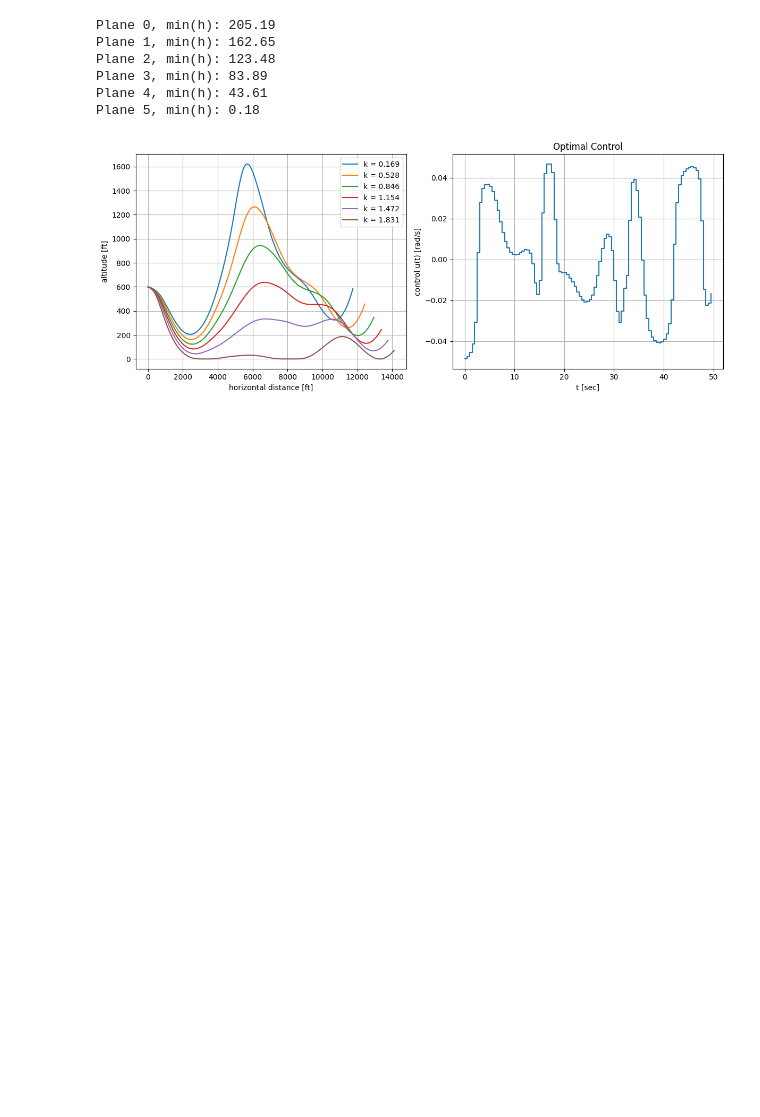
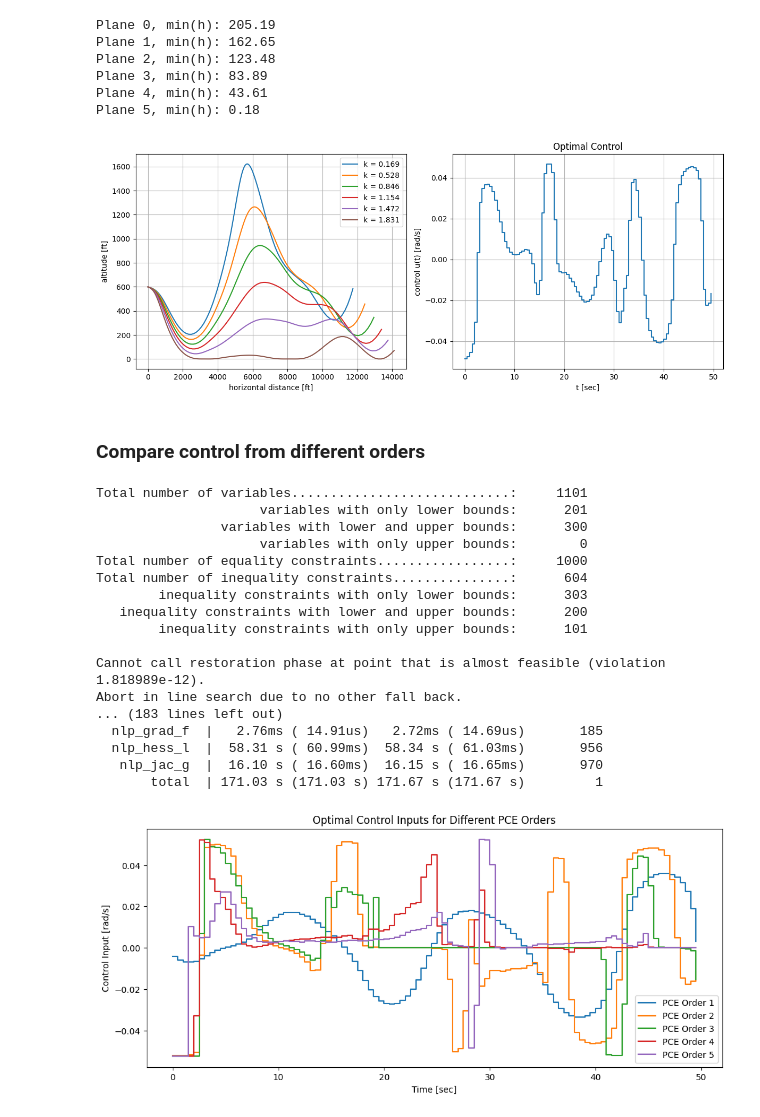
Before and after one commit to dmw1998/Case_Study_Log, a Jupyter notebook: trans_opti_to_nlp.ipynb, the cells around one changed output. Cells and saved outputs as stored; diff of their text form; code cells hidden in the pictures; blank space fills up the shorter version.

Commit message:
add compare

```diff
--- a/trans_opti_to_nlp.ipynb
+++ b/trans_opti_to_nlp.ipynb
@@ -403,3 +403,51 @@ Plane 3, min(h): 83.89
 Plane 4, min(h): 43.61
 Plane 5, min(h): 0.18
 [figure]
+# %% [markdown]
+### Compare control from different orders
+# %%
+plt.figure(figsize=(12, 5))
+nodes1, weights1, Psi_mat1, weights_dm1 = generate_pce_basis_and_quadrature(pce_order=1, k_mean=0.5, k_std=0.1)
+res_pce1 = solve_ocp_multi_plane_min_h_pceaware(nodes1.tolist(), Psi_mat1, lambda1=1.0, lambda2=1.0)
+plt.step([params.tf / params.nu * k for k in range(params.nu)], res_pce1[0][:params.nu], where='post', label='PCE Order 1')
+
+nodes2, weights2, Psi_mat2, weights_dm2 = generate_pce_basis_and_quadrature(pce_order=2, k_mean=1.5, k_std=0.3)
+res_pce2 = solve_ocp_multi_plane_min_h_pceaware(nodes2.tolist(), Psi_mat2, lambda1=1.0, lambda2=1.0)
+plt.step([params.tf / params.nu * k for k in range(params.nu)], res_pce2[0][:params.nu], where='post', label='PCE Order 2')
+
+node3s, weights3, Psi_mat3, weights_dm3 = generate_pce_basis_and_quadrature(pce_order=3, k_mean=2.0, k_std=0.4)
+res_pce3 = solve_ocp_multi_plane_min_h_pceaware(node3s.tolist(), Psi_mat3, lambda1=1.0, lambda2=1.0)
+plt.step([params.tf / params.nu * k for k in range(params.nu)], res_pce3[0][:params.nu], where='post', label='PCE Order 3')
+
+nodes4, weights4, Psi_mat4, weights_dm4 = generate_pce_basis_and_quadrature(pce_order=4, k_mean=2.5, k_std=0.5)
+res_pce4 = solve_ocp_multi_plane_min_h_pceaware(nodes4.tolist(), Psi_mat4, lambda1=1.0, lambda2=1.0)
+plt.step([params.tf / params.nu * k for k in range(params.nu)], res_pce4[0][:params.nu], where='post', label='PCE Order 4')
+
+nodes5, weights5, Psi_mat5, weights_dm5 = generate_pce_basis_and_quadrature(pce_order=5, k_mean=3.0, k_std=0.6)
+res_pce5 = solve_ocp_multi_plane_min_h_pceaware(nodes5.tolist(), Psi_mat5, lambda1=1.0, lambda2=1.0)
+plt.step([params.tf / params.nu * k for k in range(params.nu)], res_pce5[0][:params.nu], where='post', label='PCE Order 5')
+
+plt.xlabel('Time [sec]')
+plt.ylabel('Control Input [rad/s]')
+plt.title('Optimal Control Inputs for Different PCE Orders')
+plt.legend()
+plt.show()
+# %% [output]
+Total number of variables............................:     1101
+                     variables with only lower bounds:      201
+                variables with lower and upper bounds:      300
+                     variables with only upper bounds:        0
+Total number of equality constraints.................:     1000
+Total number of inequality constraints...............:      604
+        inequality constraints with only lower bounds:      303
+   inequality constraints with lower and upper bounds:      200
+        inequality constraints with only upper bounds:      101
+
+Cannot call restoration phase at point that is almost feasible (violation 1.818989e-12).
+Abort in line search due to no other fall back.
+... (183 lines left out)
+  nlp_grad_f  |   2.76ms ( 14.91us)   2.72ms ( 14.69us)       185
+  nlp_hess_l  |  58.31 s ( 60.99ms)  58.34 s ( 61.03ms)       956
+   nlp_jac_g  |  16.10 s ( 16.60ms)  16.15 s ( 16.65ms)       970
+       total  | 171.03 s (171.03 s) 171.67 s (171.67 s)         1
+[figure, added]
```
Also changed, not shown: parts of 1 cell of this notebook.
